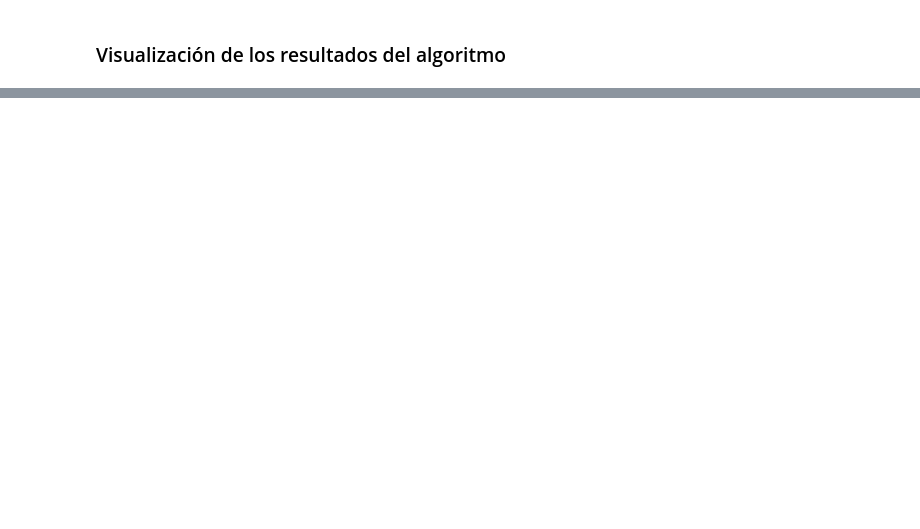
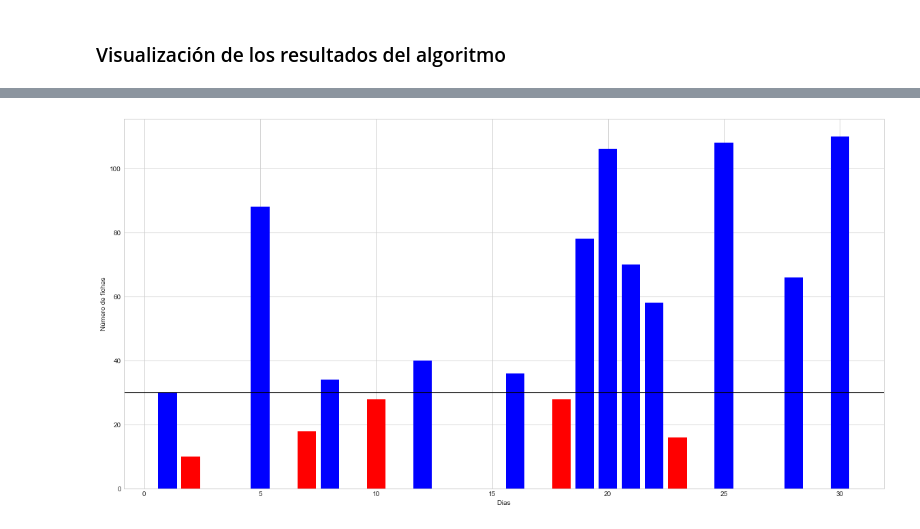
Before and after one commit to scaverod/GamblingMarkovChain, a Jupyter notebook: enunciado.ipynb, the cells around one changed output, grey strips where cells are left out. Drawn from its saved outputs; the diff is of its cells as text; code cells hidden in the pictures; blank space fills up the shorter version.

```diff
--- a/enunciado.ipynb
+++ b/enunciado.ipynb
@@ -467,0 +547,10 @@ Fichas obtenidas: 43.46666666666667
+# %%
+p_bets_sa = [4.71086679e-02, 2.78692033e-04, 3.98483308e-03, 6.12662835e-03, 1.60132554e-01, 2.02948107e-01, 5.79420518e-01]
+# %%
+LEAVE_WITH_MIN = 0 # Mínimo número de fichas con las que el jugador se retira
+LEAVE_WITH_MAX = 150 # Máximo número de fichas con las que el jugador se retira
+NUM_GAMES = 50 # Número máximo de partidas que puede jugar un jugador
+INITIAL_CHIPS = 30 # Número de fichas iniciales con las que comienza a jugar
+DAYS = 30 # Número de días que el jugador va a ir a jugara a la ruleta
+# %%
+matrix = tm.create_transition_matrix(LEAVE_WITH_MIN,LEAVE_WITH_MAX, bets, p_bets_sa)
@@ -467,0 +569,7 @@ Fichas obtenidas: 43.46666666666667
+# %%
+simulation, chips, games = simulate(matrix, gambling_random,NUM_GAMES, INITIAL_CHIPS, DAYS)
+df = create_df(chips, games)
+# %%
+plot_bar_graph(df, INITIAL_CHIPS)
+# %% [output]
+[figure, added]
```
Also changed, not shown: parts of 24 cells of this notebook.
